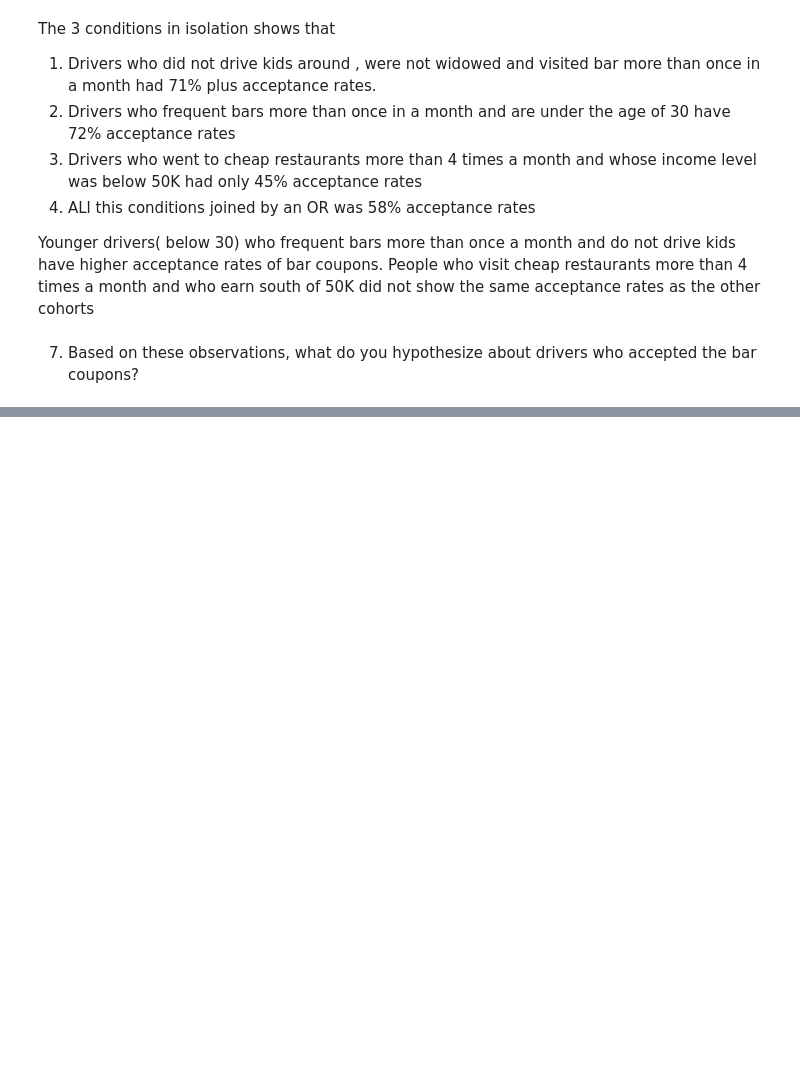
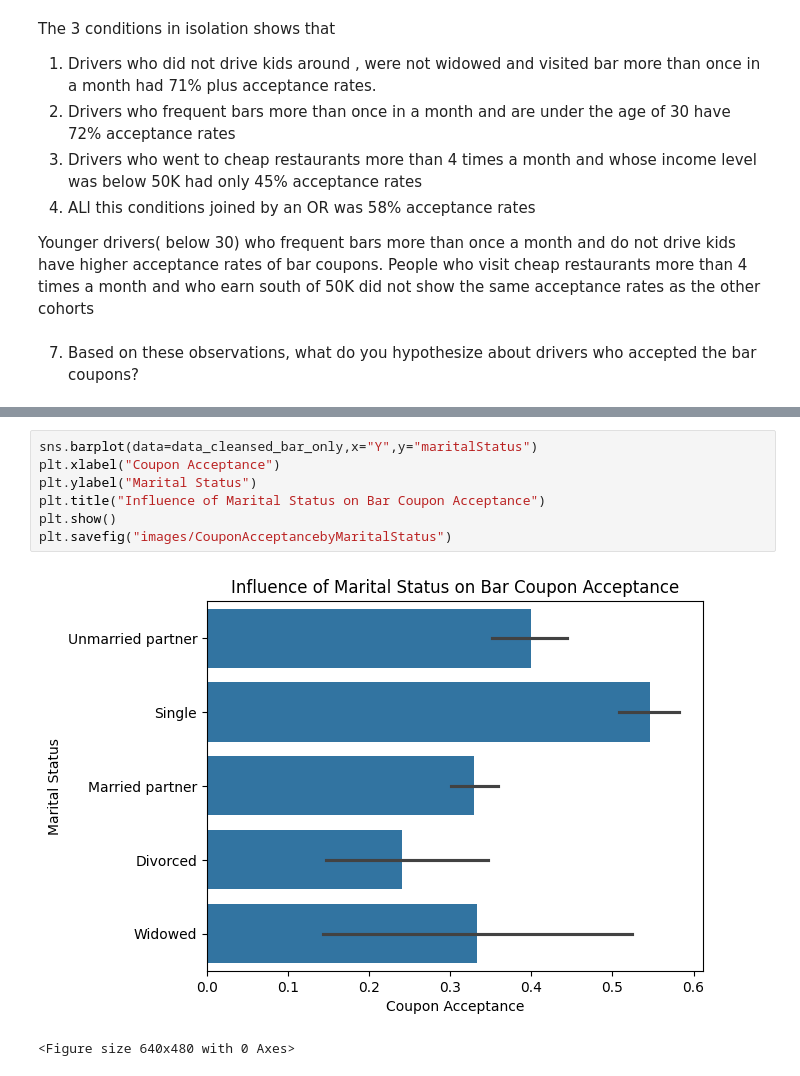
Before and after one commit to HariHebb/Practical-Application-Mod-5, a Jupyter notebook: prompt.ipynb, the cells around one changed output, grey strips where cells are left out. Cells and saved outputs as stored; diff of their text form; blank space fills up the shorter version.

```diff
--- a/prompt.ipynb
+++ b/prompt.ipynb
@@ -445,0 +475,10 @@ plt.show()
+# %%
+sns.barplot(data=data_cleansed_bar_only,x="Y",y="maritalStatus")
+plt.xlabel("Coupon Acceptance")
+plt.ylabel("Marital Status")
+plt.title("Influence of Marital Status on Bar Coupon Acceptance")
+plt.show()
+plt.savefig("images/CouponAcceptancebyMaritalStatus")
+# %% [output]
+[figure, added]
+<Figure size 640x480 with 0 Axes>
```
Also changed, not shown: parts of 17 cells of this notebook.
